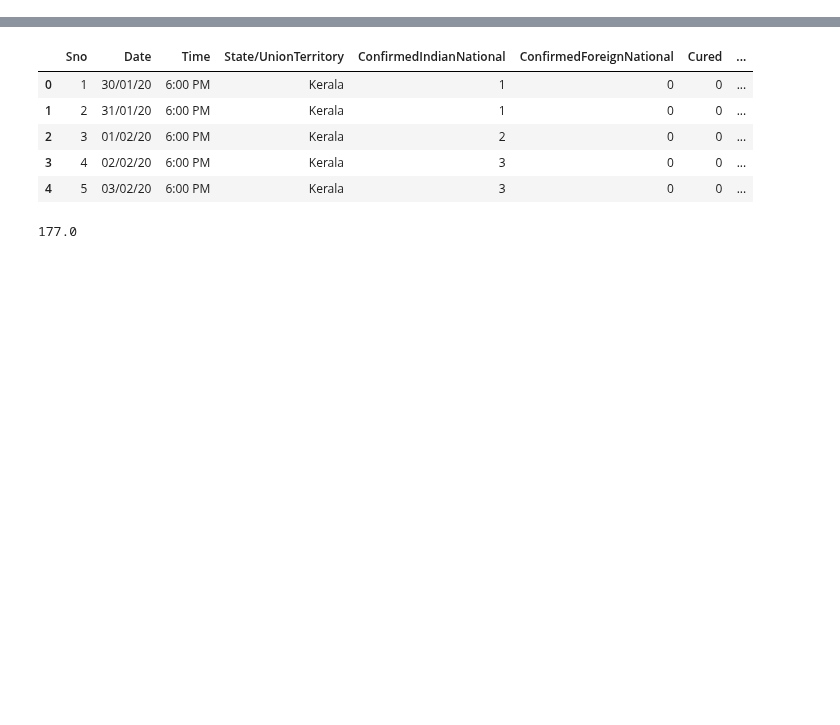
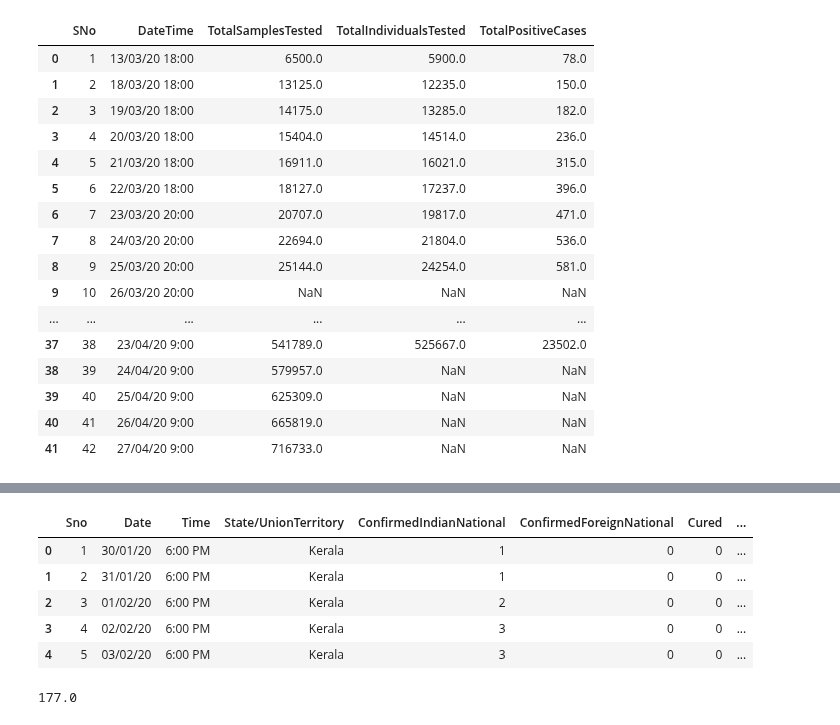
Before and after one commit to ganeshkp/python, a Jupyter notebook: Dash/Hackathon/Untitled.ipynb, the cells around one changed output, grey strips where cells are left out. Saved outputs shown, nothing was run; the diff lists cells and outputs as text; code cells hidden in the pictures; blank space fills up the shorter version.

```diff
--- a/Dash/Hackathon/Untitled.ipynb
+++ b/Dash/Hackathon/Untitled.ipynb
@@ -12,3 +12,23 @@ icmrTestLabs=pd.read_csv("./inputs/ICMRTestingLabs.csv")
 individualDetails=pd.read_csv("./inputs/IndividualDetails.csv")
 population=pd.read_csv("./inputs/population_india_census2011.csv")
 StateTestDetails=pd.read_csv("./inputs/StatewiseTestingDetails.csv")
+# %%
+icmrTestDetails
+# %% [output]
+|  | SNo | DateTime | TotalSamplesTested | TotalIndividualsTested | TotalPositiveCases |
+| 0 | 1 | 13/03/20 18:00 | 6500.0 | 5900.0 | 78.0 |
+| 1 | 2 | 18/03/20 18:00 | 13125.0 | 12235.0 | 150.0 |
+| 2 | 3 | 19/03/20 18:00 | 14175.0 | 13285.0 | 182.0 |
+| 3 | 4 | 20/03/20 18:00 | 15404.0 | 14514.0 | 236.0 |
+| 4 | 5 | 21/03/20 18:00 | 16911.0 | 16021.0 | 315.0 |
+| 5 | 6 | 22/03/20 18:00 | 18127.0 | 17237.0 | 396.0 |
+| 6 | 7 | 23/03/20 20:00 | 20707.0 | 19817.0 | 471.0 |
+| 7 | 8 | 24/03/20 20:00 | 22694.0 | 21804.0 | 536.0 |
+| 8 | 9 | 25/03/20 20:00 | 25144.0 | 24254.0 | 581.0 |
+| 9 | 10 | 26/03/20 20:00 | NaN | NaN | NaN |
+| ... | ... | ... | ... | ... | ... |
+| 37 | 38 | 23/04/20 9:00 | 541789.0 | 525667.0 | 23502.0 |
+| 38 | 39 | 24/04/20 9:00 | 579957.0 | NaN | NaN |
+| 39 | 40 | 25/04/20 9:00 | 625309.0 | NaN | NaN |
+| 40 | 41 | 26/04/20 9:00 | 665819.0 | NaN | NaN |
+| 41 | 42 | 27/04/20 9:00 | 716733.0 | NaN | NaN |
```
Also changed, not shown: parts of 4 cells of this notebook, 2 other files.
